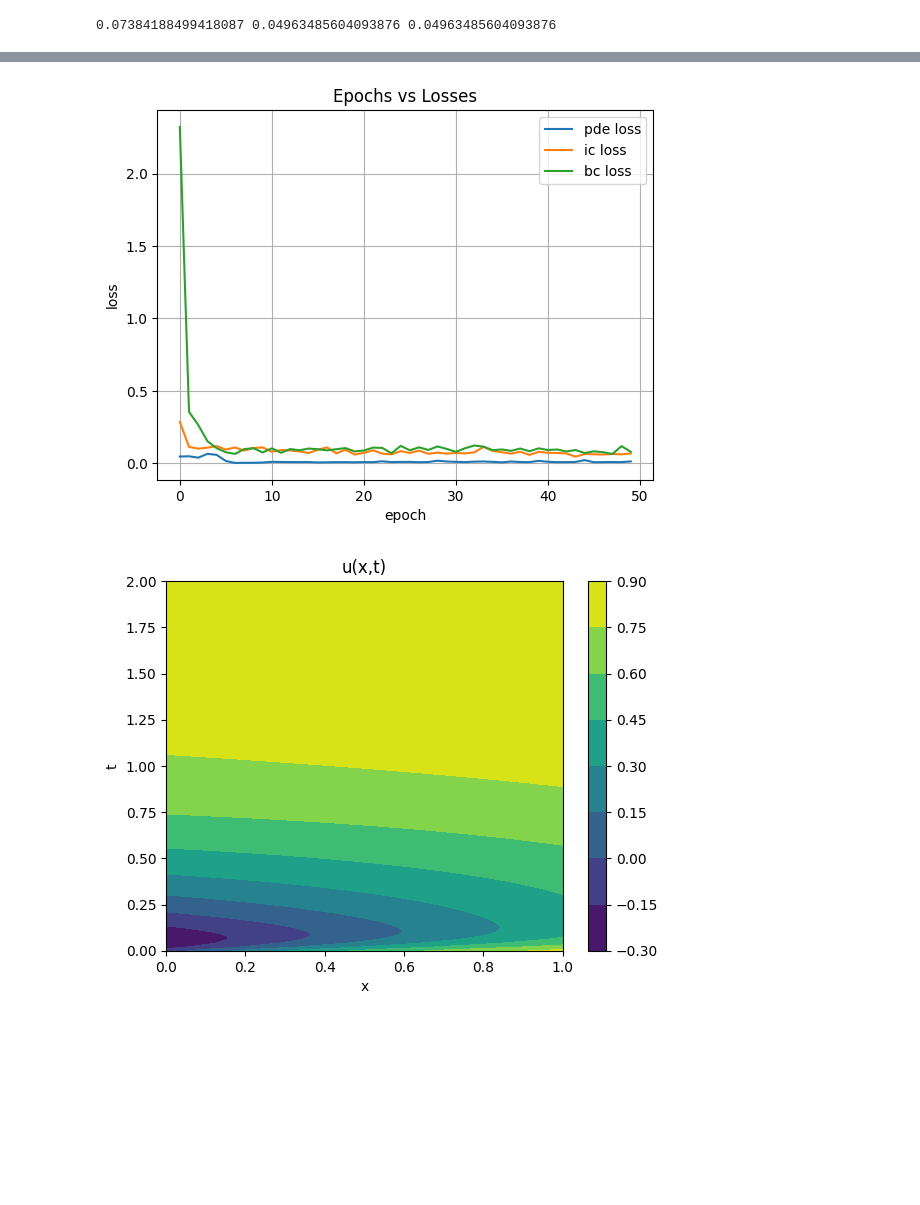
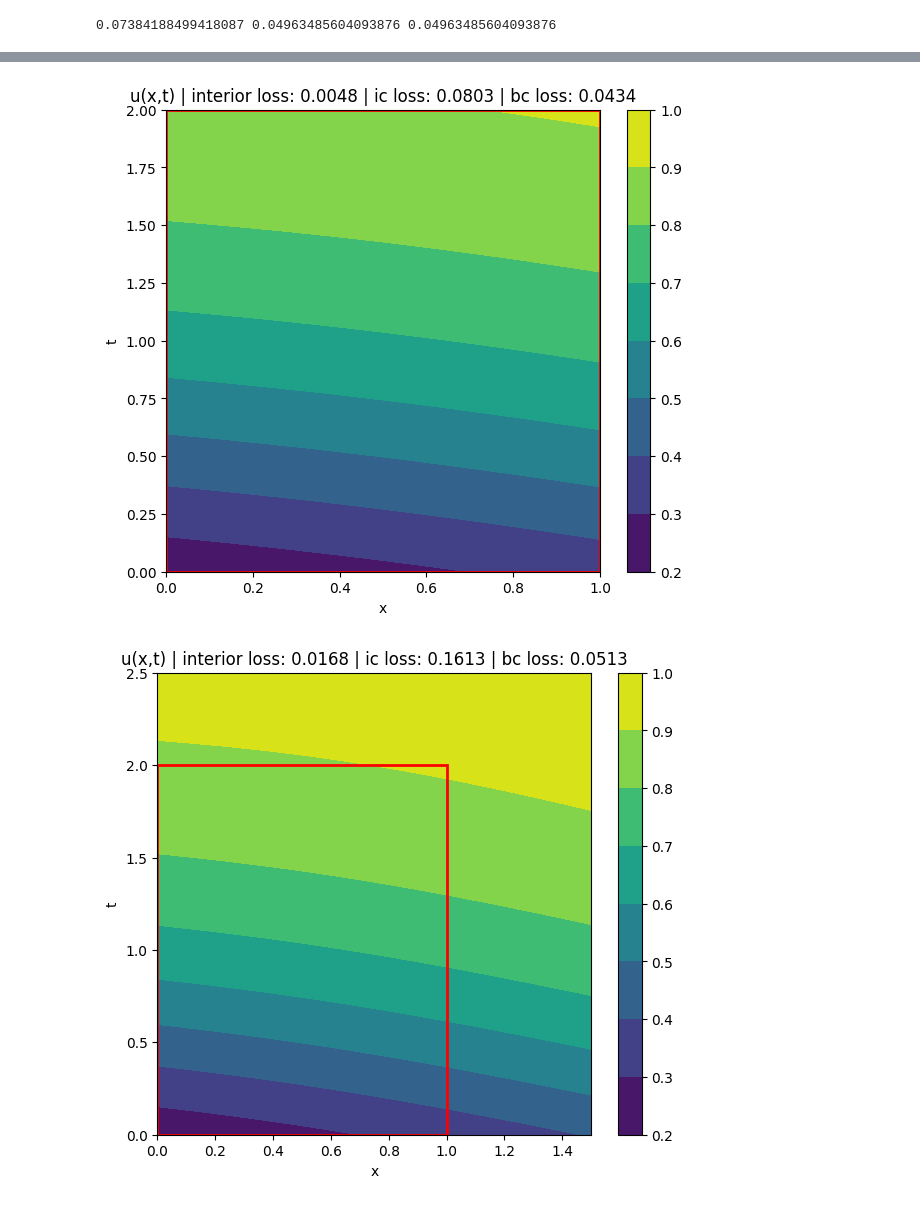
Before and after one commit to Mafaz03/Deep-Learning-in-Mechanics, a Jupyter notebook: advection-diffusion.ipynb, the cells around one changed output, grey strips where cells are left out. Saved outputs shown, nothing was run; the diff lists cells and outputs as text; code cells hidden in the pictures; blank space fills up the shorter version.

```diff
--- a/advection-diffusion.ipynb
+++ b/advection-diffusion.ipynb
@@ -69,7 +83,7 @@ def g(t):
 
 domain = torch.tensor([[0, 1], [0, 2]]) # x = [0, 1]; t = [0, 2]
 
-def get_initial(data):
+def get_initial(data, f):
     data = data.clone()
     data[:,0] = domain[0][0] + (domain[0][1] - domain[0][0]) * data[:,0]
 
@@ -83,20 +97,20 @@ def get_initial(data):
     return u
 
 
-def get_BC(data):
+def get_BC(data, g):
     data = data.clone()
     data[:,1] = domain[1][0] + (domain[1][1] - domain[1][0]) * data[:,1]
 
-    t = data[:,1]
+    t = data[:, 1]
 
     # x = 0
     data_0 = data.clone()
-    data_0[:,0] = domain[0][0]
+    data_0[:, 0] = domain[0][0]
     u_0 = g(t)
 
     # x = L
     data_L = data.clone()
-    data_L[:,0] = domain[0][1]
+    data_L[:, 0] = domain[0][1]
     u_L = g(t)
 
     return data_0, data_L, u_0, u_L
@@ -107,7 +121,7 @@ def get_interior(data): # returns x (location)
     data[:, 1] =  domain[1][0] + (domain[1][1] - domain[1][0]) * data[:, 1]
     return data
 
-# get_BC(next(iter(train_dataloader)))
+# get_BC(next(iter(train_dataloader)), g)
 # %%
 dummy_data = []
 
@@ -164,7 +178,7 @@ def get_IC_residue(u_model, points, f):
 
     return ic_1_residue
 
-IC_data = get_initial(next(iter(train_dataloader))) # u, u_t (exact at t = 0)
+IC_data = get_initial(next(iter(train_dataloader)), f) # u, u_t (exact at t = 0)
 get_IC_residue(u_predictor_model, IC_data, f).shape
 # %% [output]
 torch.Size([32, 1])
@@ -410,21 +534,0 @@ plt.show()
-# %%
-pde_loss = [v[0] for k, v in residue_tracker.items()]
-ic_loss = [v[1] for k, v in residue_tracker.items()]
-bc_loss = [v[2] for k, v in residue_tracker.items()]
-
-plt.plot(pde_loss, label = "pde loss")
-plt.plot(ic_loss, label = "ic loss")
-plt.plot(bc_loss, label = "bc loss")
-
-plt.title("Epochs vs Losses")
-plt.xlabel("epoch")
-plt.ylabel("loss")
-
-plt.grid()
-plt.legend()
-
-# plt.yscale('log')
-
-plt.show()
-# %% [output]
-[figure, removed]
@@ -431,21 +588,27 @@ plt.show()
 # %%
-x_s = torch.linspace(domain[0][0], domain[0][1], 100)
-t_s = torch.linspace(domain[1][0], domain[1][1], 100)
+inference(domain = domain,
+          u_model = u_predictor_model,
+          f = f, g = g,
+          alpha = alpha,
+          epsilon = epsilon)
 
-X, T = torch.meshgrid(x_s, t_s, indexing='ij')
+inference(domain = torch.tensor([[0, 1.5], [0, 2.5]]),
+          u_model = u_predictor_model,
+          f = f, g = g,
+          alpha = alpha,
+          epsilon = epsilon)
 
-points = torch.stack((X.flatten(), T.flatten()), dim=1)
-points = points.clone().detach().requires_grad_(True)
+inference(domain = torch.tensor([[0, 2], [0, 3]]),
+          u_model = u_predictor_model,
+          f = f, g = g,
+          alpha = alpha,
+          epsilon = epsilon)
 
-u = u_predictor_model(points)
-
-U = u.reshape(100, 100).detach().numpy()
-plt.contourf(X.detach().numpy(), T.detach().numpy(), U)
-
-plt.colorbar()
-plt.xlabel("x")
-plt.ylabel("t")
-plt.title("u(x,t)")
-plt.show()
+inference(domain = torch.tensor([[-2, 2], [0, 3]]),
+          u_model = u_predictor_model,
+          f = f, g = g,
+          alpha = alpha,
+          epsilon = epsilon)
 # %% [output]
-[figure, old version]
+[figure, new version]
+[figure, added]
```
Also changed, not shown: parts of 16 cells of this notebook, 1 other file.
